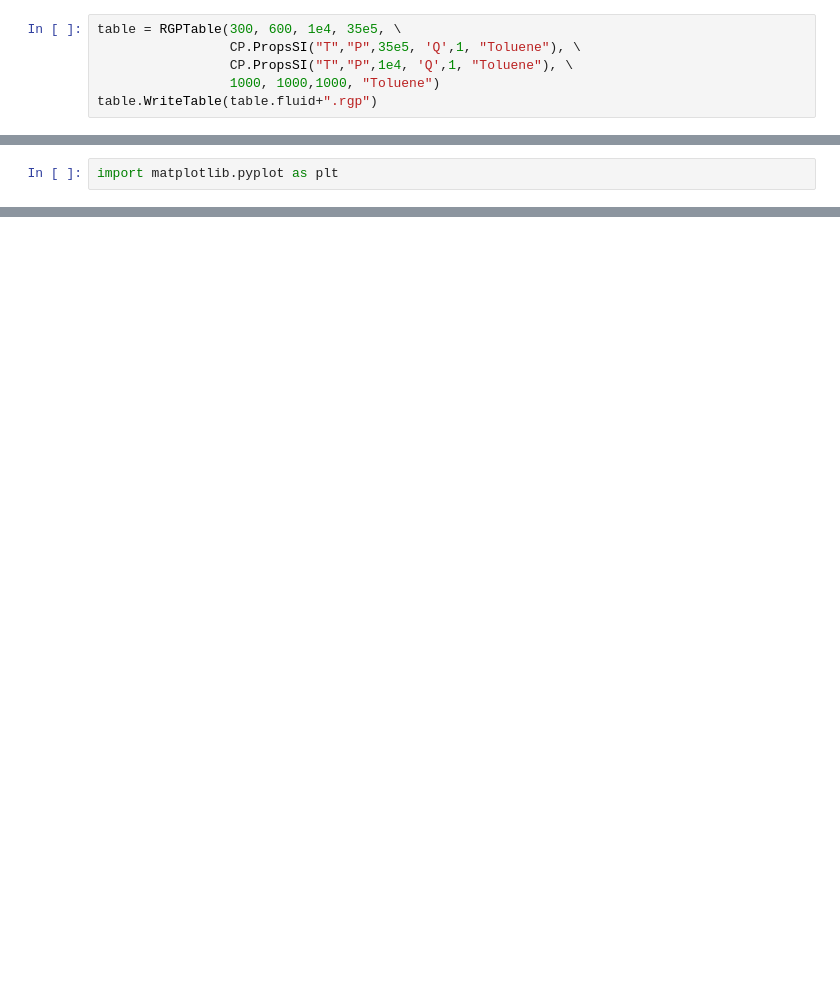
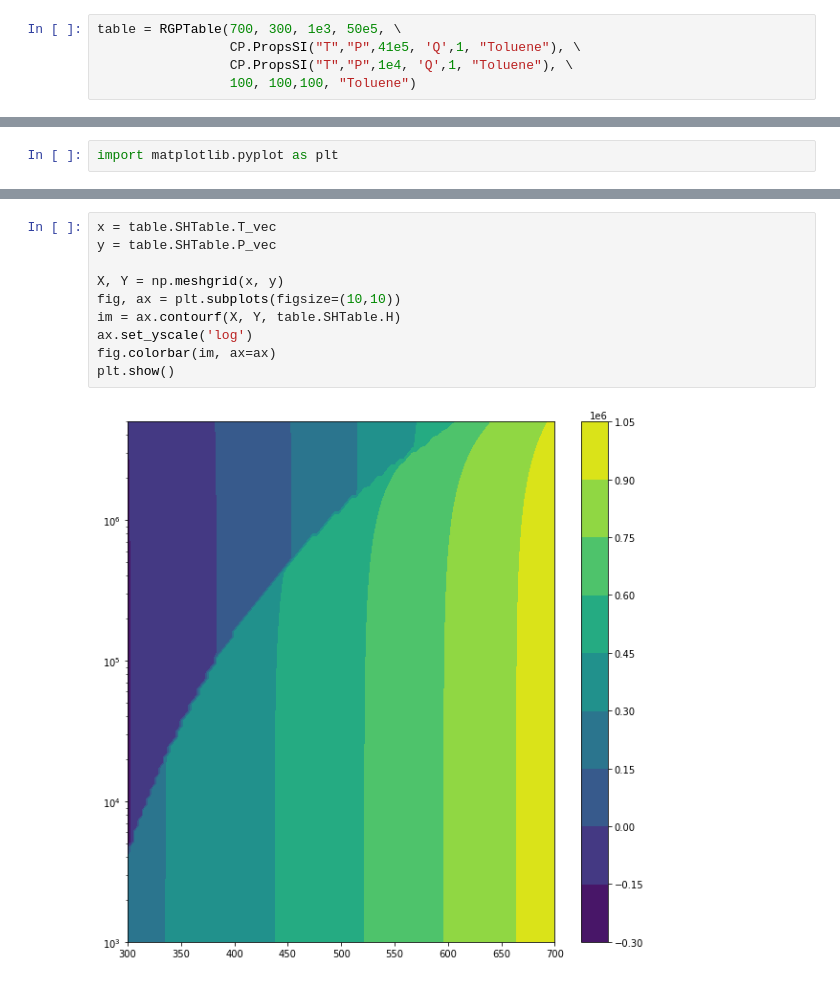
Before and after one commit to stephansmit/rgptable_cfx, a Jupyter notebook: clean_version.ipynb, the cells around one changed output, grey strips where cells are left out. Cells and saved outputs as stored; diff of their text form; blank space fills up the shorter version.

```diff
--- a/clean_version.ipynb
+++ b/clean_version.ipynb
@@ -232,6 +275,5 @@ table.WriteTable(table.fluid+".rgp")
 # %%
-table = RGPTable(300, 600, 1e4, 35e5, \
-                 CP.PropsSI("T","P",35e5, 'Q',1, "Toluene"), \
+table = RGPTable(700, 300, 1e3, 50e5, \
+                 CP.PropsSI("T","P",41e5, 'Q',1, "Toluene"), \
                  CP.PropsSI("T","P",1e4, 'Q',1, "Toluene"), \
-                 1000, 1000,1000, "Toluene")
-table.WriteTable(table.fluid+".rgp")
+                 100, 100,100, "Toluene")
@@ -300,0 +320,12 @@ array([  10000.00000006,   11217.71534985,   12555.82234176,
+# %%
+x = table.SHTable.T_vec
+y = table.SHTable.P_vec
+
+X, Y = np.meshgrid(x, y)
+fig, ax = plt.subplots(figsize=(10,10))
+im = ax.contourf(X, Y, table.SHTable.H)
+ax.set_yscale('log')
+fig.colorbar(im, ax=ax)
+plt.show()
+# %% [output]
+[figure, added]
```
Also changed, not shown: parts of 22 cells of this notebook, 4 other files.
